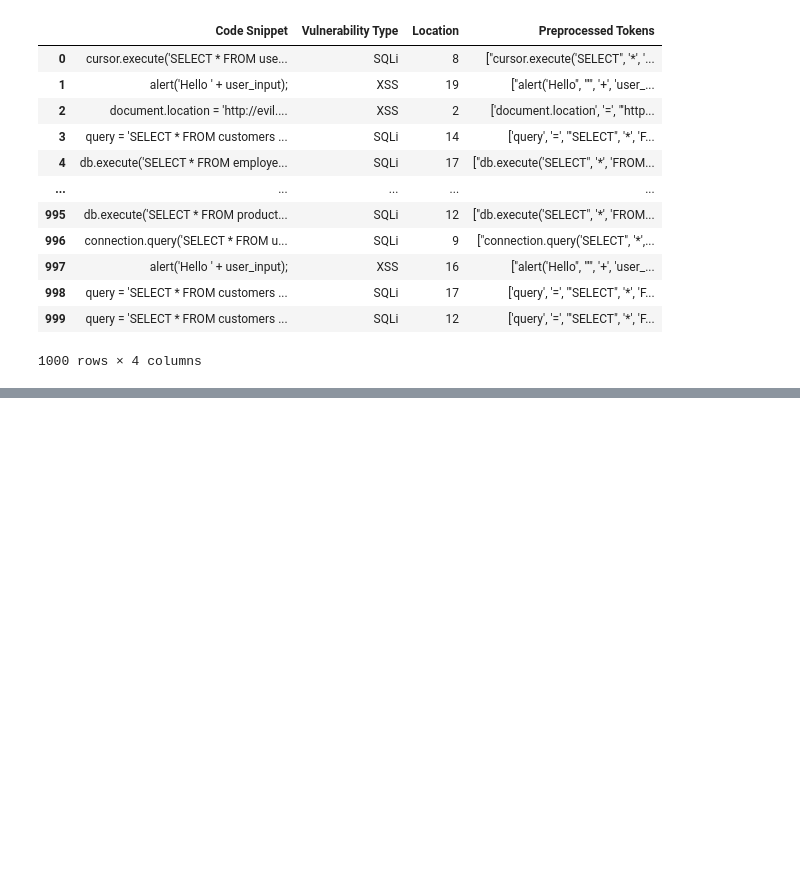
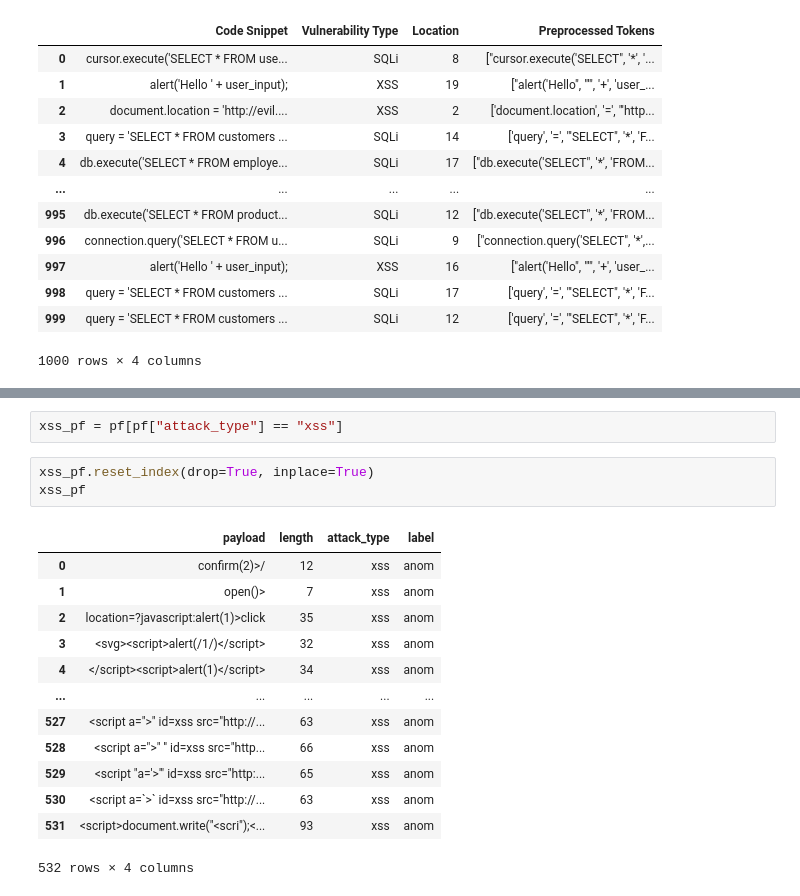
Before and after one commit to soumyathatipamula/web_sec_extension, a Jupyter notebook: Implementation/Dataset_prep/CNN+VAE/datasets_prep.ipynb, the cells around one changed output, grey strips where cells are left out. Saved outputs shown, nothing was run; the diff lists cells and outputs as text; blank space fills up the shorter version.

```diff
--- a/Implementation/Dataset_prep/CNN+VAE/datasets_prep.ipynb
+++ b/Implementation/Dataset_prep/CNN+VAE/datasets_prep.ipynb
@@ -20,0 +214,19 @@ code_vul
+# %%
+xss_pf = pf[pf["attack_type"] == "xss"]
+# %%
+xss_pf.reset_index(drop=True, inplace=True)
+xss_pf
+# %% [output]
+|  | payload | length | attack_type | label |
+| 0 | confirm(2)>/ | 12 | xss | anom |
+| 1 | open()> | 7 | xss | anom |
+| 2 | location=?javascript:alert(1)>click | 35 | xss | anom |
+| 3 | <svg><script>alert(/1/)</script> | 32 | xss | anom |
+| 4 | </script><script>alert(1)</script> | 34 | xss | anom |
+| ... | ... | ... | ... | ... |
+| 527 | <script a=">" id=xss src="http://... | 63 | xss | anom |
+| 528 | <script a=">" '' id=xss src="http... | 66 | xss | anom |
+| 529 | <script "a='>'" id=xss src="http:... | 65 | xss | anom |
+| 530 | <script a=`>` id=xss src="http://... | 63 | xss | anom |
+| 531 | <script>document.write("<scri");<... | 93 | xss | anom |
+532 rows × 4 columns
```
Also changed, not shown: parts of 84 cells of this notebook, 2 other files.
